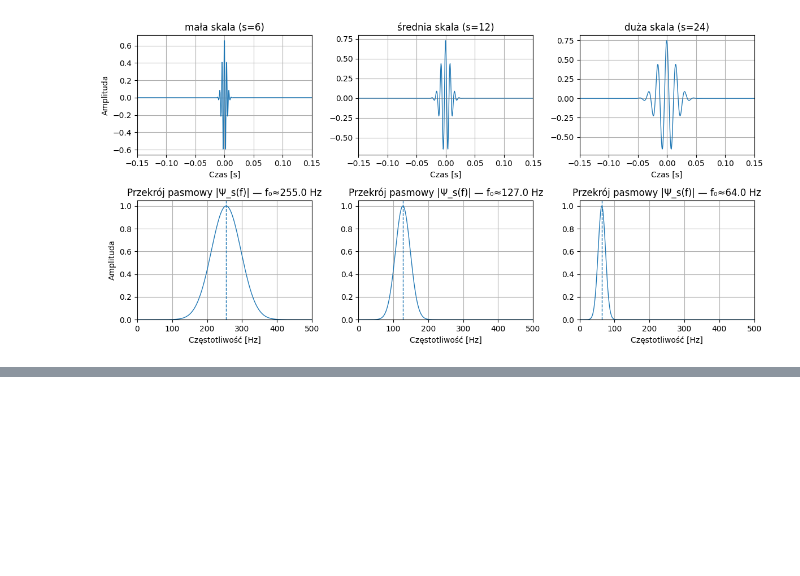
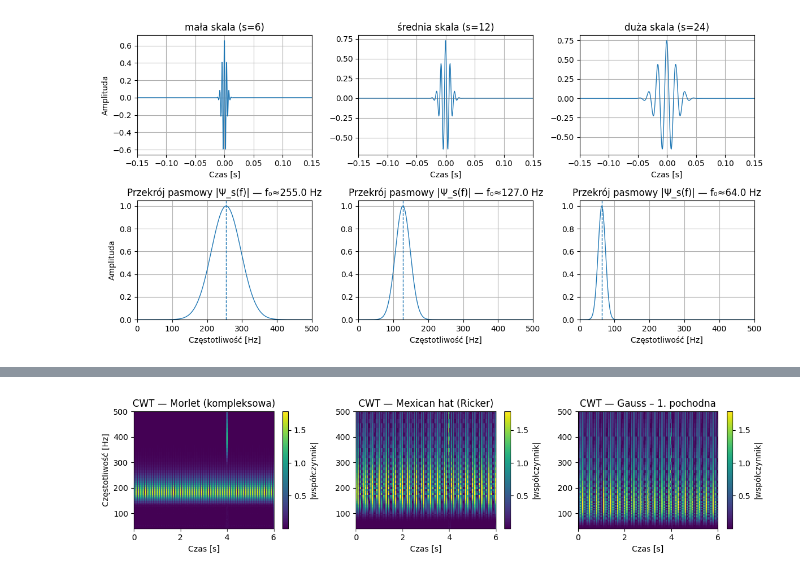
Before and after one commit to ThisIsSzimon/STM32-Time-Frequency-Analysis, a Jupyter notebook: Core/Python/ilustracje_praca.ipynb, the cells around one changed output, grey strips where cells are left out. Cells and saved outputs as stored; diff of their text form; code cells hidden in the pictures; blank space fills up the shorter version.

```diff
--- a/Core/Python/ilustracje_praca.ipynb
+++ b/Core/Python/ilustracje_praca.ipynb
@@ -654,0 +576,61 @@ plt.show()
+# %%
+import numpy as np
+import matplotlib.pyplot as plt
+import pywt
+
+# --- sygnał jak w STFT-demo ---
+fs = 1600.0
+T  = 6.0
+t  = np.arange(0, T, 1/fs)
+x  = 0.5*np.sin(2*np.pi*180.0*t) + 0.5*np.sin(2*np.pi*190.0*t)
+burst = ((t >= 4.0-0.04) & (t <= 4.0+0.04)).astype(float)
+x    += 1.0*np.sin(2*np.pi*400.0*t) * burst
+dt = 1/fs
+
+# --- siatka CZĘSTOTLIWOŚCI (wspólna dla wszystkich) i mapowanie -> scale ---
+fmin, fmax = 40.0, 500.0
+n_scales = 64
+f_grid = np.geomspace(fmin, fmax, n_scales)  # Hz
+
+def freqs_to_scales(wavelet: str, freqs_hz: np.ndarray, dt: float) -> np.ndarray:
+    """
+    PyWavelets: scale2frequency(wavelet, scale)/dt = frequency [Hz]
+    => scale = central_frequency(wavelet)/(freq*dt)
+    """
+    f0 = pywt.central_frequency(wavelet)   # częstotliwość centralna falki dla scale=1
+    return f0 / (freqs_hz * dt)
+
+# --- trzy rodziny falek ---
+waves = [
+    ("Morlet (kompleksowa)", "cmor1.0-1.5"),  # cmorB-C: B=bandwidth, C=center (parametry możesz stroić)
+    ("Mexican hat (Ricker)", "mexh"),
+    ("Gauss – 1. pochodna", "gaus1"),
+]
+
+# --- licz CWT i rysuj 1×3 ---
+fig, axes = plt.subplots(1, 3, figsize=(12, 3), sharex=False)
+
+# najpierw policzemy wszystkie, by ustalić wspólną skalę kolorów (opcjonalnie)
+coef_maps = []
+for title, wname in waves:
+    scales = freqs_to_scales(wname, f_grid, dt)
+    coef, freqs = pywt.cwt(x, scales=scales, wavelet=wname, sampling_period=dt)  # coef: [n_scales, N]
+    coef_maps.append((title, np.abs(coef)))
+
+# wspólny zakres kolorów (uczciwe porównanie)
+vals = np.concatenate([C.ravel() for _, C in coef_maps])
+vmin, vmax = np.percentile(vals, 5), np.percentile(vals, 99)
+
+# rysunek
+for ax, ((title, wname), (_, Cabs)) in zip(axes, zip(waves, coef_maps)):
+    im = ax.pcolormesh(t, f_grid, Cabs, shading='auto', vmin=vmin, vmax=vmax)
+    ax.set_ylim(fmin, fmax); ax.set_xlim(0, T)
+    ax.set_title(f'CWT — {title}')
+    ax.set_xlabel('Czas [s]')
+    if ax is axes[0]:
+        ax.set_ylabel('Częstotliwość [Hz]')
+    cbar = plt.colorbar(im, ax=ax); cbar.set_label('|współczynnik|')
+
+plt.tight_layout(); plt.show()
+# %% [output]
+[figure, added]
```
Also changed, not shown: parts of 6 cells of this notebook, 42 other files.
